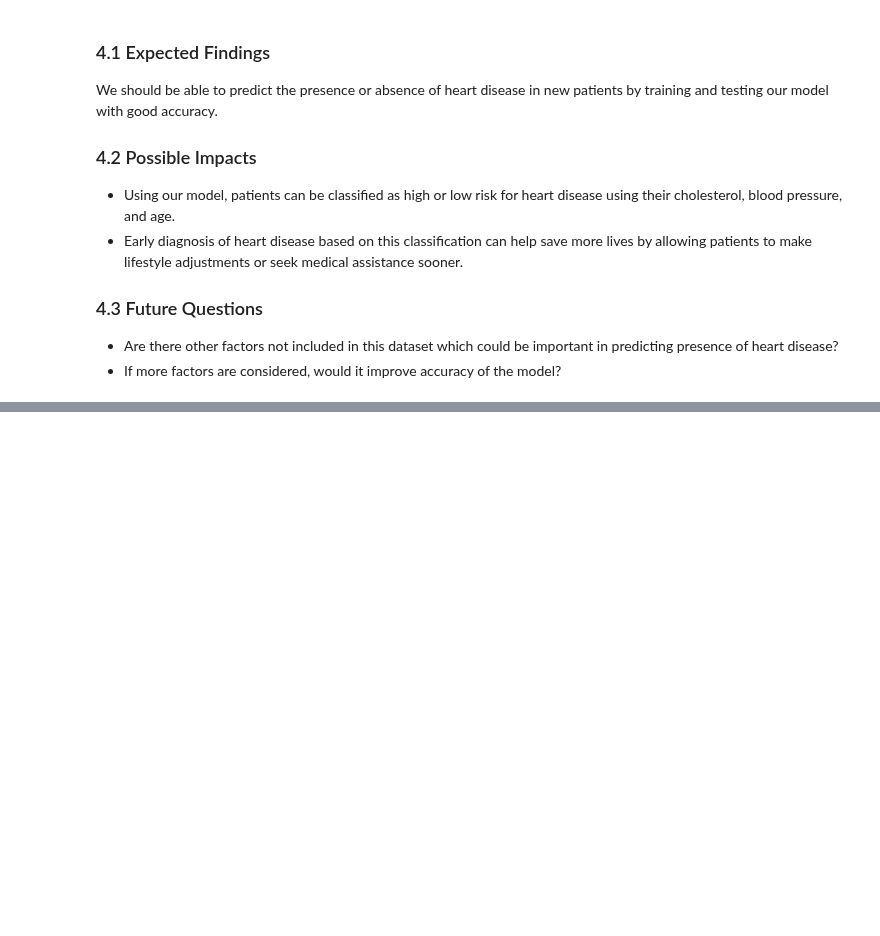
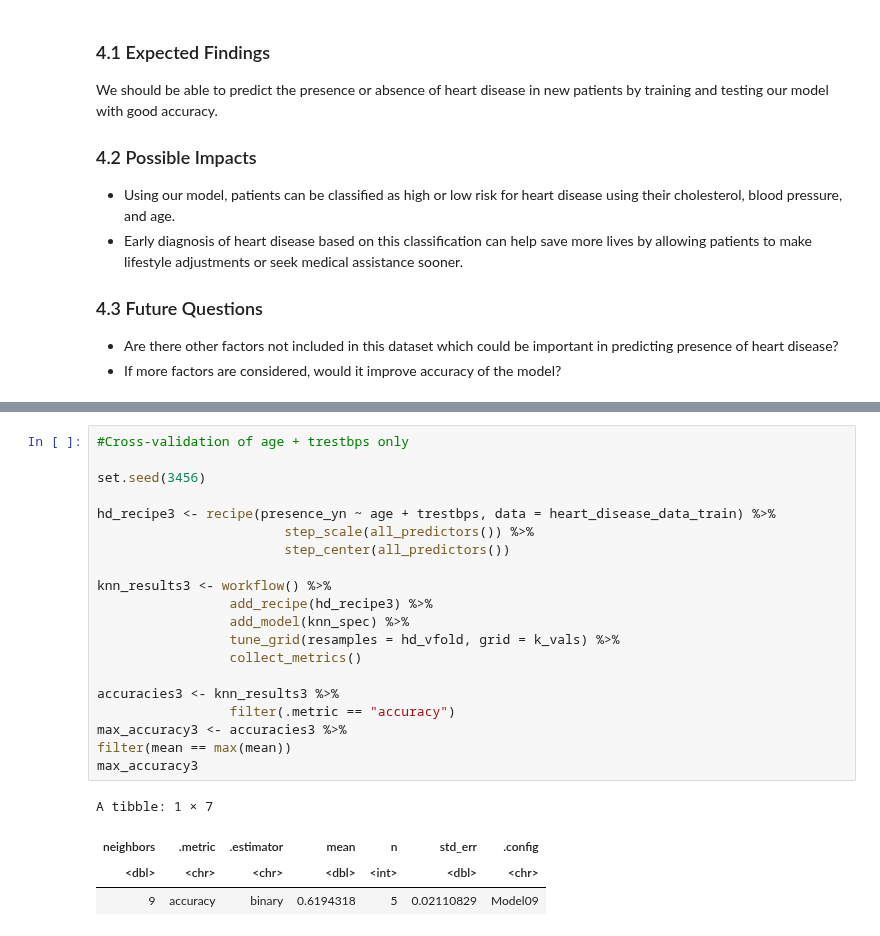
Before and after one commit to tashijain/DSCI100GroupProject, a Jupyter notebook: group_project_proposal.ipynb, the cells around one changed output, grey strips where cells are left out. Saved outputs shown, nothing was run; the diff lists cells and outputs as text; blank space fills up the shorter version.

```diff
--- a/group_project_proposal.ipynb
+++ b/group_project_proposal.ipynb
@@ -468,0 +500,25 @@ Prediction no yes
+# %%
+#Cross-validation of age + trestbps only
+
+set.seed(3456)
+
+hd_recipe3 <- recipe(presence_yn ~ age + trestbps, data = heart_disease_data_train) %>%
+                        step_scale(all_predictors()) %>%
+                        step_center(all_predictors())
+
+knn_results3 <- workflow() %>%
+                 add_recipe(hd_recipe3) %>%
+                 add_model(knn_spec) %>%
+                 tune_grid(resamples = hd_vfold, grid = k_vals) %>%
+                 collect_metrics()
+
+accuracies3 <- knn_results3 %>%
+                 filter(.metric == "accuracy")
+max_accuracy3 <- accuracies3 %>%
+filter(mean == max(mean))
+max_accuracy3
+# %% [output]
+A tibble: 1 × 7
+| neighbors | .metric | .estimator | mean | n | std_err | .config |
+| <dbl> | <chr> | <chr> | <dbl> | <int> | <dbl> | <chr> |
+| 9 | accuracy | binary | 0.6194318 | 5 | 0.02110829 | Model09 |
```
Also changed, not shown: parts of 9 cells of this notebook.
